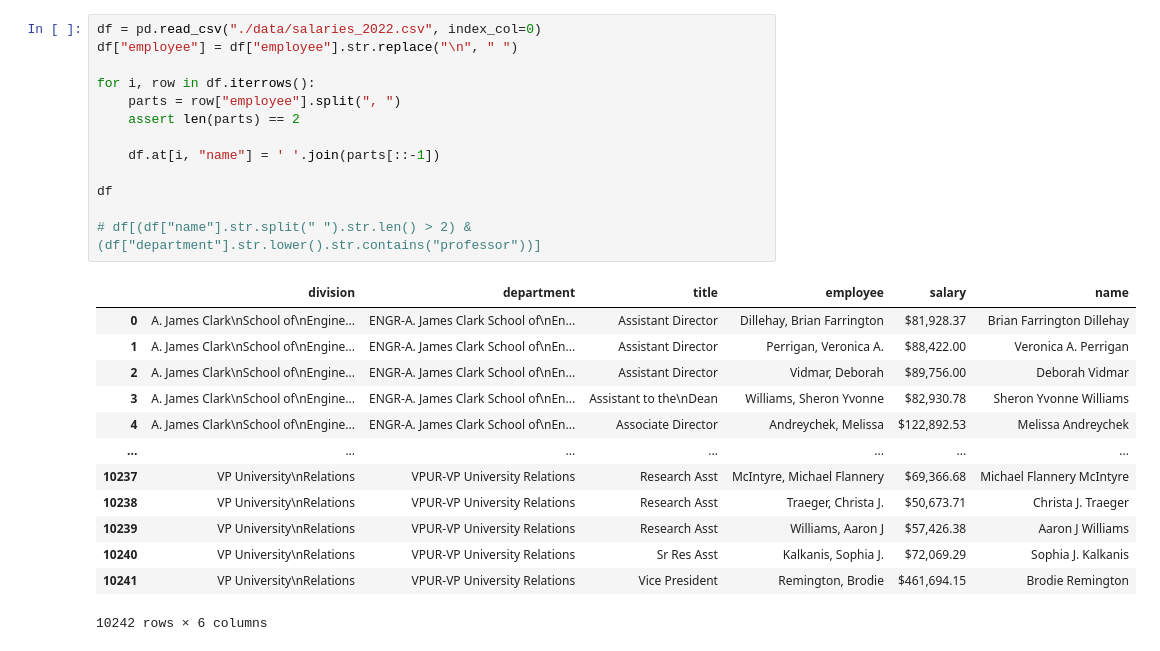
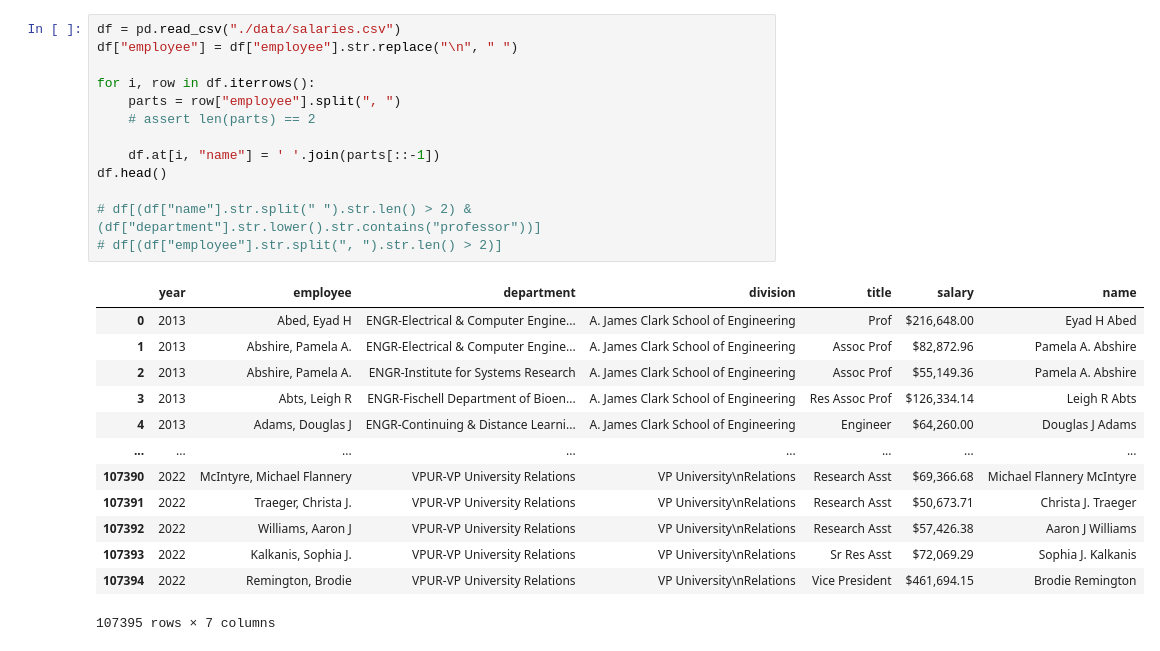
Before and after one commit to cf12/umd-cmsc320-final-tutorial, a Jupyter notebook: src/index.ipynb, the cells around one changed output. Saved outputs shown, nothing was run; the diff lists cells and outputs as text.

```diff
--- a/src/index.ipynb
+++ b/src/index.ipynb
@@ -4,27 +48,27 @@ import numpy as np
 # %%
-df = pd.read_csv("./data/salaries_2022.csv", index_col=0)
+df = pd.read_csv("./data/salaries.csv")
 df["employee"] = df["employee"].str.replace("\n", " ")
 
 for i, row in df.iterrows():
     parts = row["employee"].split(", ")
-    assert len(parts) == 2
+    # assert len(parts) == 2
 
     df.at[i, "name"] = ' '.join(parts[::-1])
-
-df
+df.head()
 
 # df[(df["name"].str.split(" ").str.len() > 2) & (df["department"].str.lower().str.contains("professor"))]
+# df[(df["employee"].str.split(", ").str.len() > 2)]
 # %% [output]
-|  | division | department | title | employee | salary | name |
-| 0 | A. James Clark\nSchool of\nEngine... | ENGR-A. James Clark School of\nEn... | Assistant Director | Dillehay, Brian Farrington | $81,928.37 | Brian Farrington Dillehay |
-| 1 | A. James Clark\nSchool of\nEngine... | ENGR-A. James Clark School of\nEn... | Assistant Director | Perrigan, Veronica A. | $88,422.00 | Veronica A. Perrigan |
-| 2 | A. James Clark\nSchool of\nEngine... | ENGR-A. James Clark School of\nEn... | Assistant Director | Vidmar, Deborah | $89,756.00 | Deborah Vidmar |
-| 3 | A. James Clark\nSchool of\nEngine... | ENGR-A. James Clark School of\nEn... | Assistant to the\nDean | Williams, Sheron Yvonne | $82,930.78 | Sheron Yvonne Williams |
-| 4 | A. James Clark\nSchool of\nEngine... | ENGR-A. James Clark School of\nEn... | Associate Director | Andreychek, Melissa | $122,892.53 | Melissa Andreychek |
-| ... | ... | ... | ... | ... | ... | ... |
-| 10237 | VP University\nRelations | VPUR-VP University Relations | Research Asst | McIntyre, Michael Flannery | $69,366.68 | Michael Flannery McIntyre |
-| 10238 | VP University\nRelations | VPUR-VP University Relations | Research Asst | Traeger, Christa J. | $50,673.71 | Christa J. Traeger |
-| 10239 | VP University\nRelations | VPUR-VP University Relations | Research Asst | Williams, Aaron J | $57,426.38 | Aaron J Williams |
-| 10240 | VP University\nRelations | VPUR-VP University Relations | Sr Res Asst | Kalkanis, Sophia J. | $72,069.29 | Sophia J. Kalkanis |
-| 10241 | VP University\nRelations | VPUR-VP University Relations | Vice President | Remington, Brodie | $461,694.15 | Brodie Remington |
+|  | year | employee | department | division | title | salary | name |
+| 0 | 2013 | Abed, Eyad H | ENGR-Electrical & Computer Engine... | A. James Clark School of Engineering | Prof | $216,648.00 | Eyad H Abed |
+| 1 | 2013 | Abshire, Pamela A. | ENGR-Electrical & Computer Engine... | A. James Clark School of Engineering | Assoc Prof | $82,872.96 | Pamela A. Abshire |
+| 2 | 2013 | Abshire, Pamela A. | ENGR-Institute for Systems Research | A. James Clark School of Engineering | Assoc Prof | $55,149.36 | Pamela A. Abshire |
+| 3 | 2013 | Abts, Leigh R | ENGR-Fischell Department of Bioen... | A. James Clark School of Engineering | Res Assoc Prof | $126,334.14 | Leigh R Abts |
+| 4 | 2013 | Adams, Douglas J | ENGR-Continuing & Distance Learni... | A. James Clark School of Engineering | Engineer | $64,260.00 | Douglas J Adams |
+| ... | ... | ... | ... | ... | ... | ... | ... |
+| 107390 | 2022 | McIntyre, Michael Flannery | VPUR-VP University Relations | VP University\nRelations | Research Asst | $69,366.68 | Michael Flannery McIntyre |
+| 107391 | 2022 | Traeger, Christa J. | VPUR-VP University Relations | VP University\nRelations | Research Asst | $50,673.71 | Christa J. Traeger |
+| 107392 | 2022 | Williams, Aaron J | VPUR-VP University Relations | VP University\nRelations | Research Asst | $57,426.38 | Aaron J Williams |
+| 107393 | 2022 | Kalkanis, Sophia J. | VPUR-VP University Relations | VP University\nRelations | Sr Res Asst | $72,069.29 | Sophia J. Kalkanis |
+| 107394 | 2022 | Remington, Brodie | VPUR-VP University Relations | VP University\nRelations | Vice President | $461,694.15 | Brodie Remington |
-10242 rows × 6 columns
+107395 rows × 7 columns
```
Also changed, not shown: parts of 6 cells of this notebook, 3 other files.
